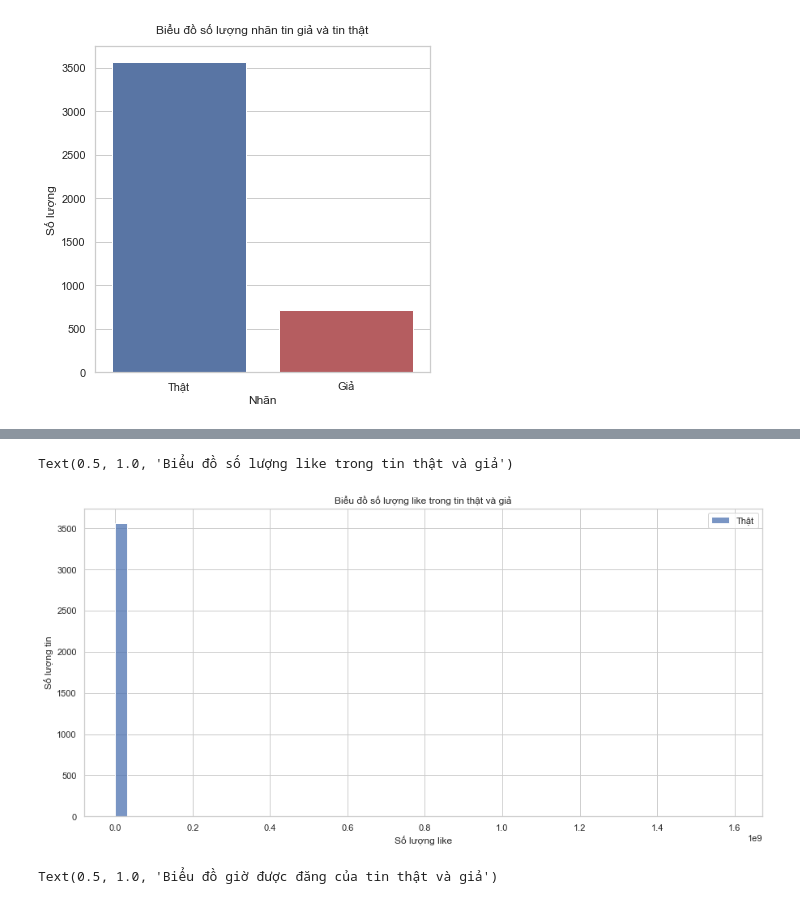
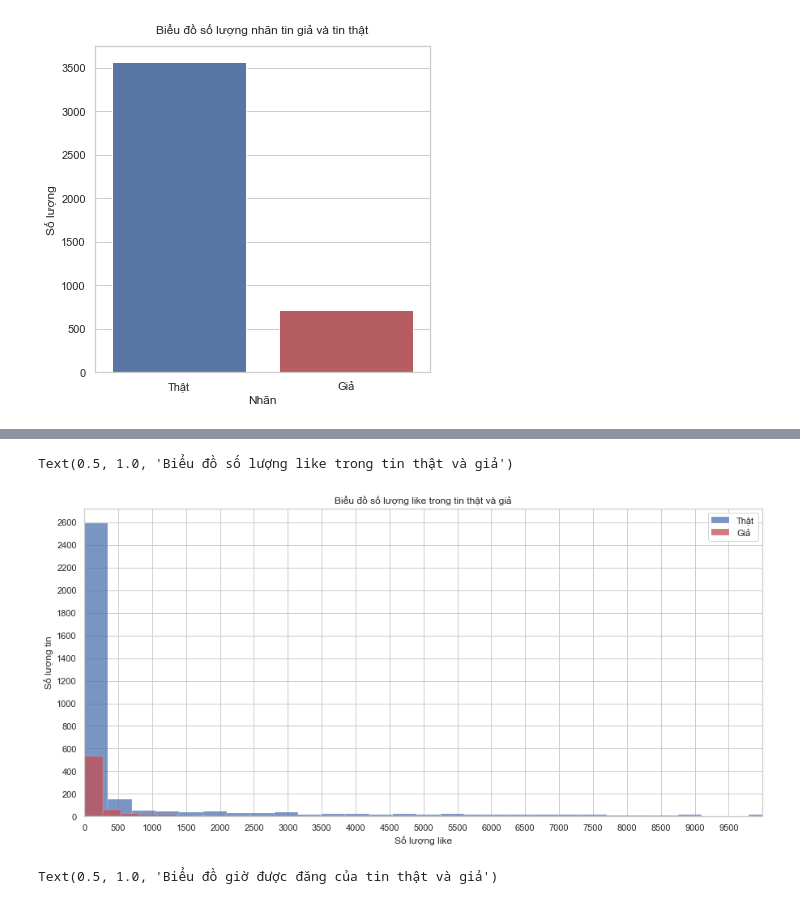
Before and after one commit to nhmt120/vietnamese-fake-news-detection, a Jupyter notebook: implement-Copy1.ipynb, the cells around one changed output, grey strips where cells are left out. Drawn from its saved outputs; the diff is of its cells as text; code cells hidden in the pictures.

```diff
--- a/implement-Copy1.ipynb
+++ b/implement-Copy1.ipynb
@@ -134,20 +137,22 @@ Text(0.5, 1.0, 'Biểu đồ số lượng từ trong tin thật và giả')
 # %%
-like_true = list(df[df['label'] == 0]['num_like_post'])
-# like_fake = df[df['label'] == 1]['num_like_post']
+like_true =[n for n in df[df['label'] == 0]['num_like_post'] if n<1000000000]
+like_fake = df[df['label'] == 1]['num_like_post']
 
 # print(like_true)
 
 plt.figure(figsize=(15, 7))
-sns.histplot(data=like_true, bins=50, color='b')
-# sns.histplot(data=like_fake, bins=50, color='r')
-# plt.xticks(ticks=range(0, 50000, 100))
+sns.histplot(data=like_true, bins=400, color='b')
+sns.histplot(data=like_fake, bins=200, color='r')
+plt.xticks(ticks=range(0, 10000, 500))
+plt.yticks(ticks=range(0, 2700, 200))
+plt.xlim(0,10000)
 plt.xlabel('Số lượng like')
 plt.ylabel('Số lượng tin')
 plt.legend(labels=["Thật", "Giả"])
 plt.title('Biểu đồ số lượng like trong tin thật và giả')
 # %% [output]
 Text(0.5, 1.0, 'Biểu đồ số lượng like trong tin thật và giả')
-[figure, old version]
+[figure, new version]
 # %%
 # for graphing
 time_true = [n.hour for n in df[df['label'] == 0]['timestamp_post']]
```
Also changed, not shown: parts of 18 cells of this notebook.
